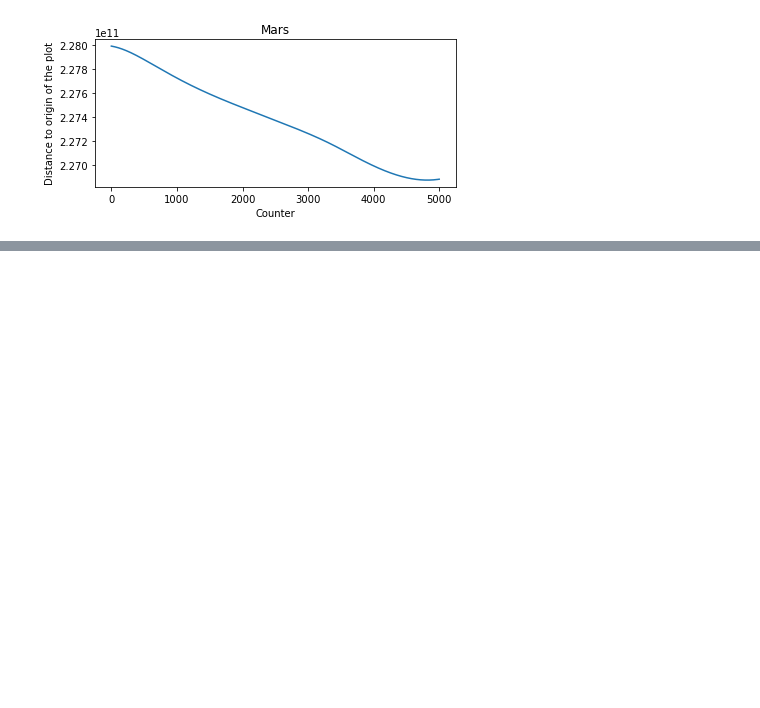
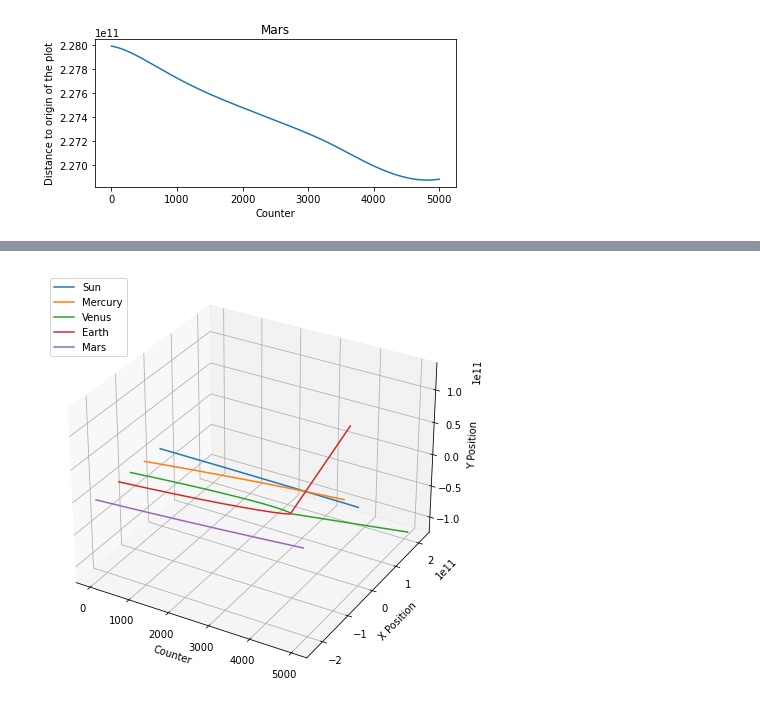
Before and after one commit to jasper-hyj/physics77-capstone-project, a Jupyter notebook: capstone-project.ipynb, the cells around one changed output, grey strips where cells are left out. Cells and saved outputs as stored; diff of their text form; code cells hidden in the pictures; blank space fills up the shorter version.

```diff
--- a/capstone-project.ipynb
+++ b/capstone-project.ipynb
@@ -305,0 +332,15 @@ for planet in planets:
+# %%
+fig = plt.figure()
+ax = fig.add_subplot(projection='3d')
+fig.set_size_inches(6, 6)
+ax.set_xlabel("Counter")
+ax.set_ylabel("X Position")
+ax.set_zlabel("Y Position")
+
+for planet in planets:
+    x, y = zip(*planet.orbit)
+    ax.plot(np.arange(0, len(x), 1), x, y, label=planet.name)
+leg = plt.legend(loc='upper left')
+plt.show()
+# %% [output]
+[figure, added]
```
Also changed, not shown: parts of 14 cells of this notebook.
